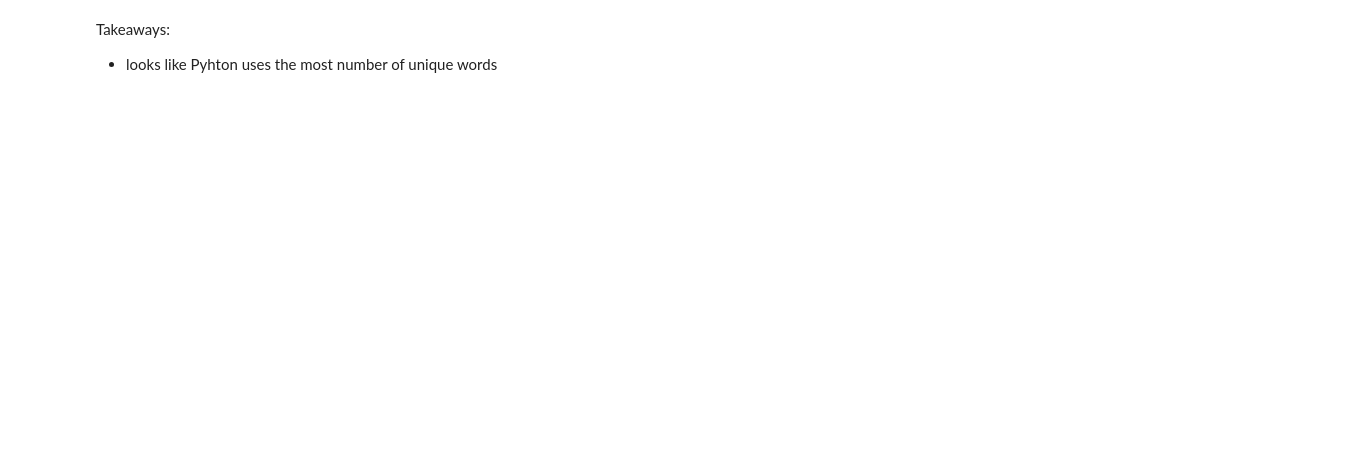
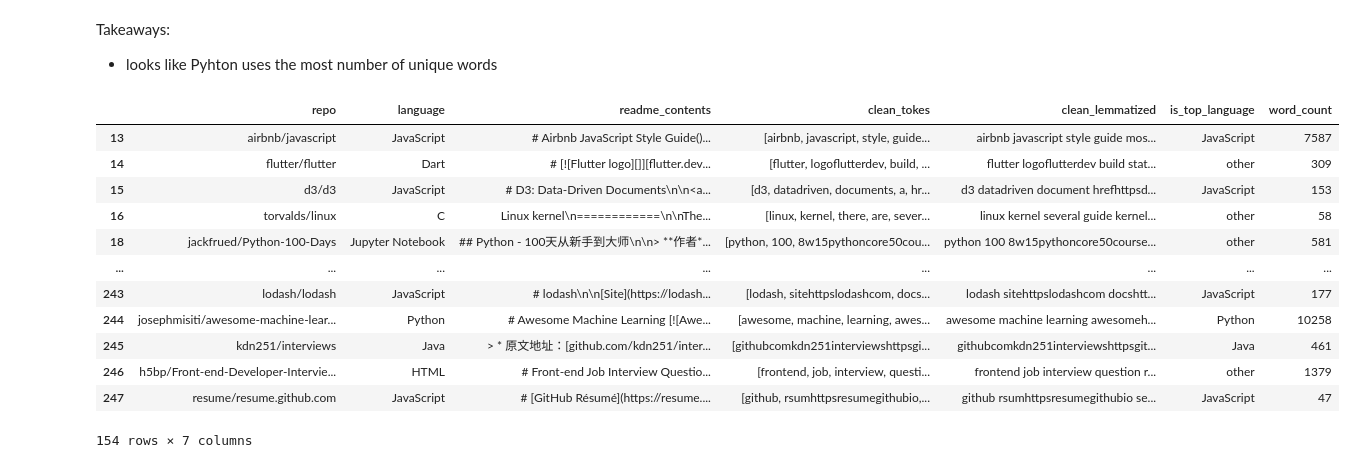
Before and after one commit to nlp-github-project/nlp-github-project, a Jupyter notebook: yvonne_notes.ipynb, the cells around one changed output. Cells and saved outputs as stored; diff of their text form; code cells hidden in the pictures; blank space fills up the shorter version.

```diff
--- a/yvonne_notes.ipynb
+++ b/yvonne_notes.ipynb
@@ -310,0 +333,3 @@ Takeaways:
+# %%
+df.loc[(df.language != "Python") & (df.language !="Java") & (df.language !="JavaScript") & (df.language !="C++"), 'is_top_language'] = 'other'
+df.is_top_language = df.is_top_language.fillna(df.language)
@@ -310,0 +344,16 @@ Takeaways:
+# %%
+df
+# %% [output]
+|  | repo | language | readme_contents | clean_tokes | clean_lemmatized | is_top_language | word_count |
+| 13 | airbnb/javascript | JavaScript | # Airbnb JavaScript Style Guide()... | [airbnb, javascript, style, guide... | airbnb javascript style guide mos... | JavaScript | 7587 |
+| 14 | flutter/flutter | Dart | # [![Flutter logo][]][flutter.dev... | [flutter, logoflutterdev, build, ... | flutter logoflutterdev build stat... | other | 309 |
+| 15 | d3/d3 | JavaScript | # D3: Data-Driven Documents\n\n<a... | [d3, datadriven, documents, a, hr... | d3 datadriven document hrefhttpsd... | JavaScript | 153 |
+| 16 | torvalds/linux | C | Linux kernel\n============\n\nThe... | [linux, kernel, there, are, sever... | linux kernel several guide kernel... | other | 58 |
+| 18 | jackfrued/Python-100-Days | Jupyter Notebook | ## Python - 100天从新手到大师\n\n> **作者*... | [python, 100, 8w15pythoncore50cou... | python 100 8w15pythoncore50course... | other | 581 |
+| ... | ... | ... | ... | ... | ... | ... | ... |
+| 243 | lodash/lodash | JavaScript | # lodash\n\n[Site](https://lodash... | [lodash, sitehttpslodashcom, docs... | lodash sitehttpslodashcom docshtt... | JavaScript | 177 |
+| 244 | josephmisiti/awesome-machine-lear... | Python | # Awesome Machine Learning [![Awe... | [awesome, machine, learning, awes... | awesome machine learning awesomeh... | Python | 10258 |
+| 245 | kdn251/interviews | Java | > * 原文地址：[github.com/kdn251/inter... | [githubcomkdn251interviewshttpsgi... | githubcomkdn251interviewshttpsgit... | Java | 461 |
+| 246 | h5bp/Front-end-Developer-Intervie... | HTML | # Front-end Job Interview Questio... | [frontend, job, interview, questi... | frontend job interview question r... | other | 1379 |
+| 247 | resume/resume.github.com | JavaScript | # [GitHub Résumé](https://resume.... | [github, rsumhttpsresumegithubio,... | github rsumhttpsresumegithubio se... | JavaScript | 47 |
+154 rows × 7 columns
```
Also changed, not shown: parts of 27 cells of this notebook.
